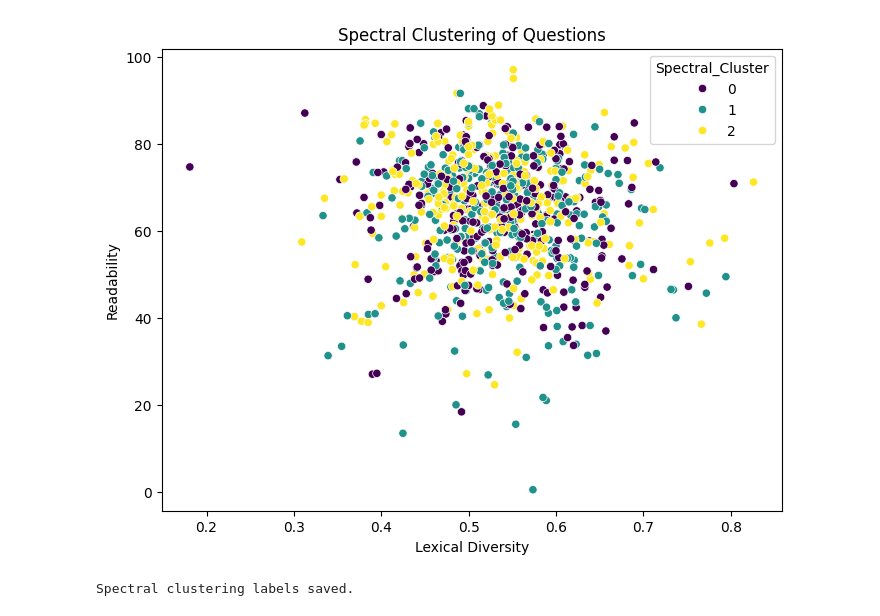
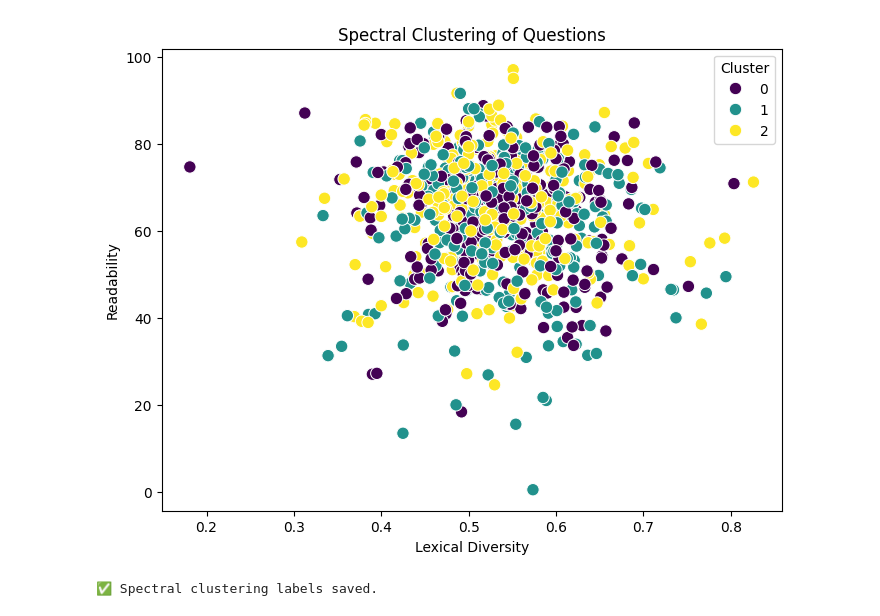
Before and after one commit to Nabanoba/ChatGPT-Curriculum-Assessment, a Jupyter notebook: model2.ipynb, the cells around one changed output. Cells and saved outputs as stored; diff of their text form; code cells hidden in the pictures.

```diff
--- a/model2.ipynb
+++ b/model2.ipynb
@@ -83,80 +69,60 @@ Name: count, dtype: int64
 # %%
-# ==============================
-# 1 Import Libraries
-# ==============================
 import pandas as pd
 from sklearn.preprocessing import StandardScaler
 from sklearn.cluster import SpectralClustering
-from sklearn.metrics import silhouette_score
+from sklearn.metrics import silhouette_score, davies_bouldin_score, calinski_harabasz_score
 import matplotlib.pyplot as plt
 import seaborn as sns
 
-# ==============================
-# 2 Load Dataset
-# ==============================
+#Load Dataset
 df = pd.read_excel("ALL_with_features.xlsx")
 
-# ==============================
-# 3 Handle Missing Values
-# ==============================
-cols = ['Lexical Diversity','Avg Sentence Length','Readability','DoK_Level']
+#  Handle Missing Values
+numeric_cols = ['Lexical_Diversity', 'Avg_Sentence_Length', 'Readability', 'DoK_Level']
+for col in numeric_cols:
+    df[col] = df[col].fillna(df[col].mean())
 
-for c in cols:
-    df[c] = df[c].fillna(df[c].mean())
-
-# ==============================
-# 4 Feature Selection
-# ==============================
-X = df[cols]
-
-# ==============================
-# 5 Feature Scaling
-# ==============================
+#  Feature Selection & Scaling
+X = df[numeric_cols]
 scaler = StandardScaler()
 X_scaled = scaler.fit_transform(X)
 
-# ==============================
-# 6 Build and Train Model
-# ==============================
+#Build and Train Spectral Clustering
 spectral = SpectralClustering(
     n_clusters=3,
     affinity='nearest_neighbors',
     n_neighbors=10,
     random_state=42
 )
+labels = spectral.fit_predict(X_scaled)
+df['Spectral_Cluster'] = labels
 
-labels = spectral.fit_predict(X_scaled)
+# Evaluate Model
+sil_score = silhouette_score(X_scaled, labels)
+db_score = davies_bouldin_score(X_scaled, labels)
+ch_score = calinski_harabasz_score(X_scaled, labels)
 
-df["Spectral_Cluster"] = labels
+print(" Spectral Clustering Evaluation ")
+print(f"Silhouette Score (higher is better): {sil_score:.3f}")
+print(f"Davies-Bouldin Index (lower is better): {db_score:.3f}")
+print(f"Calinski-Harabasz Index (higher is better): {ch_score:.3f}")
 
-# ==============================
-# 7 Evaluate Model
-# ==============================
-score = silhouette_score(X_scaled, labels)
-print("Silhouette Score:", score)
-
-print("\nCluster Distribution:")
-print(df["Spectral_Cluster"].value_counts())
-
-# ==============================
-# 8 Visualization
-# ==============================
+# Visualization
 plt.figure(figsize=(8,6))
-
 sns.scatterplot(
-    x=df['Lexical Diversity'],
+    x=df['Lexical_Diversity'],
     y=df['Readability'],
     hue=df['Spectral_Cluster'],
-    palette='viridis'
+    palette='viridis',
+    s=80
 )
-
 plt.title("Spectral Clustering of Questions")
+plt.xlabel("Lexical Diversity")
+plt.ylabel("Readability")
+plt.legend(title="Cluster")
 plt.show()
 
-# ==============================
-# 9 Save Results
-# ==============================
+# Save Results
 df.to_excel("ALL_with_features.xlsx", index=False)
-
-print("Spectral clustering labels saved.")
+print(" Spectral clustering labels saved.")
 # %% [output]
@@ -171,5 +133,5 @@ Name: count, dtype: int64
-[figure, old version]
+[figure, new version]
-Spectral clustering labels saved.
+✅ Spectral clustering labels saved.
 # %%
 from sklearn.cluster import DBSCAN, SpectralClustering
 import joblib
```
Also changed, not shown: parts of 2 cells of this notebook, 6 other files.
